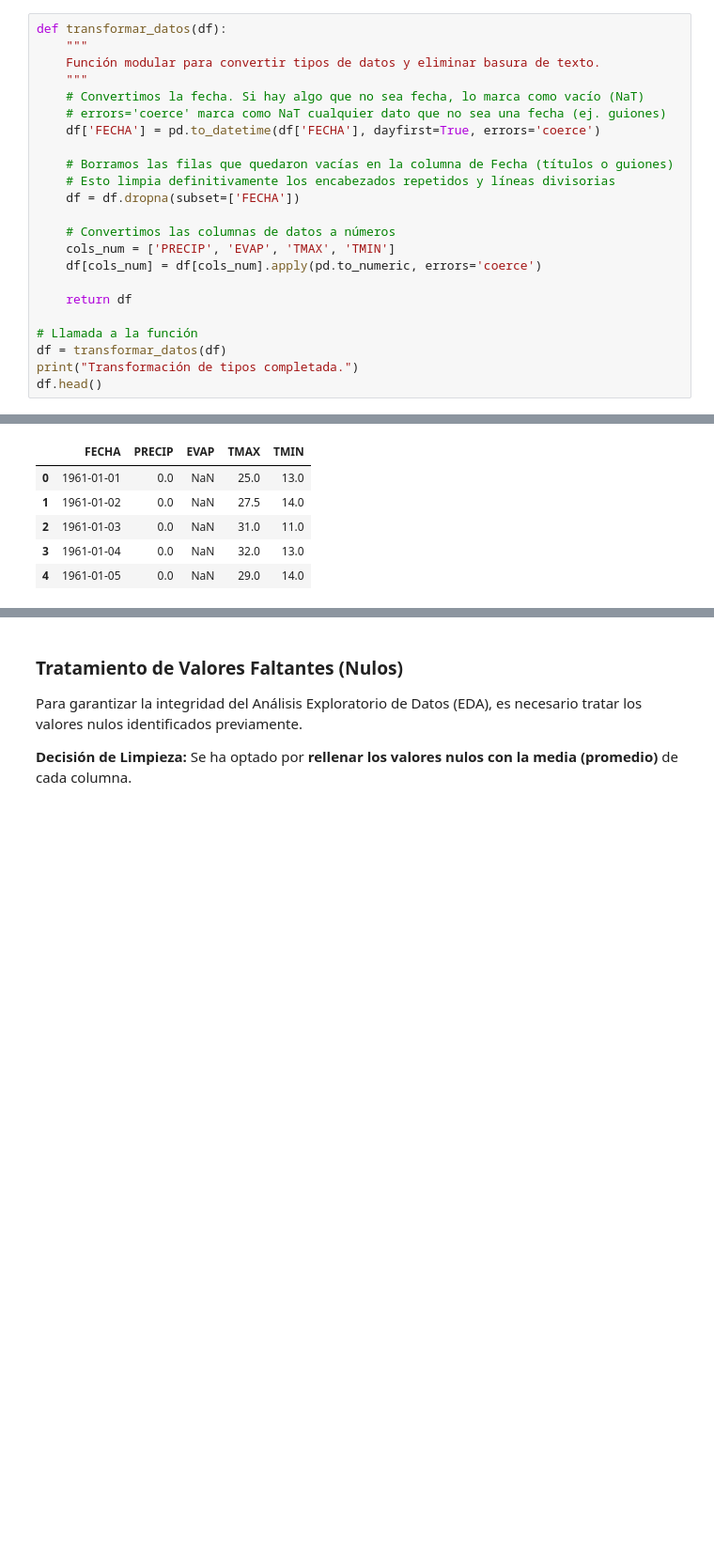
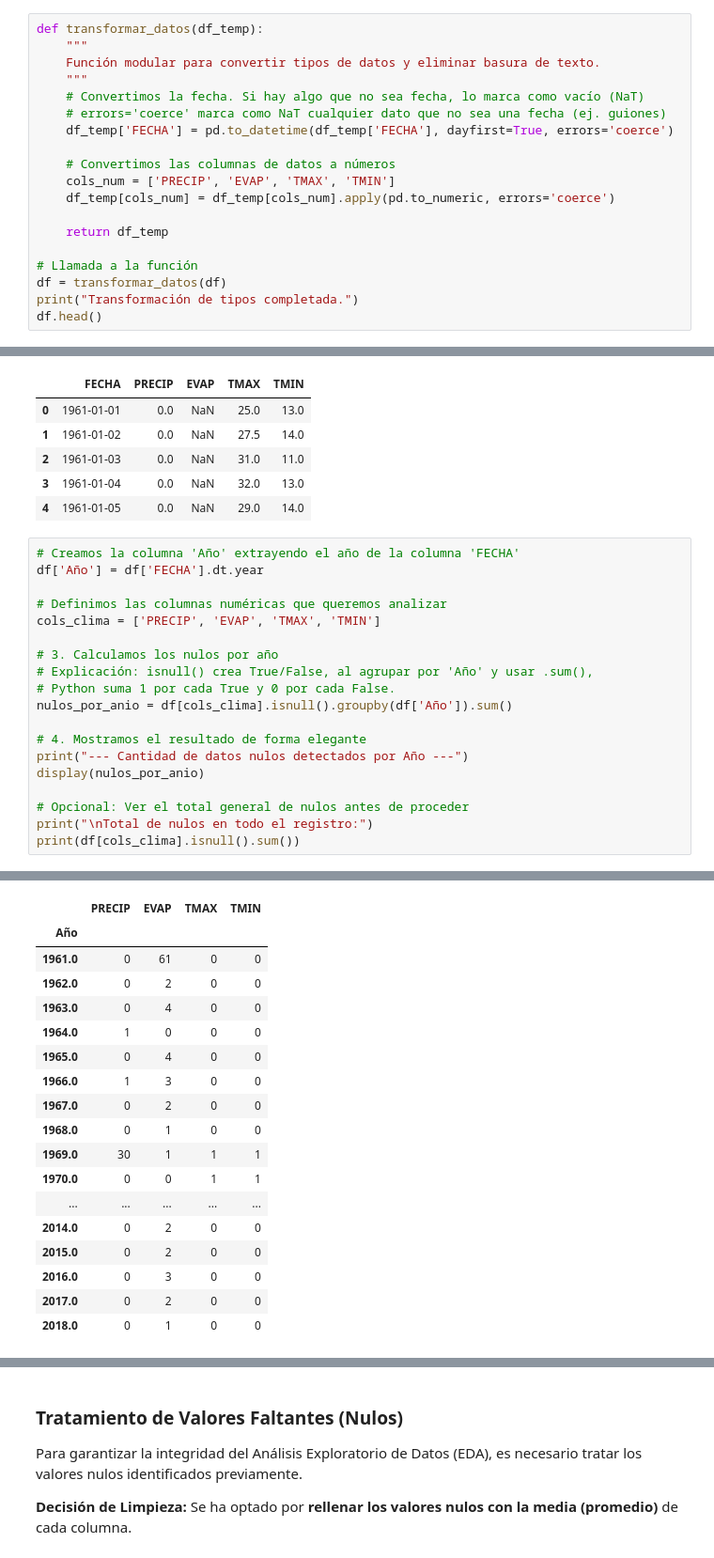
Before and after one commit to LuisArchuleta/CDD, a Jupyter notebook: Modulo_2/ProcesamientoDeArchivoTXT/ExploracionDeDatos.ipynb, the cells around one changed output, grey strips where cells are left out. Shown at 94% size. Cells and saved outputs as stored; diff of their text form; blank space fills up the shorter version.

```diff
--- a/Modulo_2/ProcesamientoDeArchivoTXT/ExploracionDeDatos.ipynb
+++ b/Modulo_2/ProcesamientoDeArchivoTXT/ExploracionDeDatos.ipynb
@@ -162,23 +162,19 @@ En esta etapa, convertimos los datos crudos en un formato apto para el análisis
 * **dropna():** Elimina las filas que no contienen fechas válidas, asegurando que solo trabajemos con registros cronológicos reales.
 * **to_numeric:** Convierte las columnas de medición (Precipitación, Evaporación, etc.) de texto a números decimales para permitir el cálculo de métricas.
 # %%
-def transformar_datos(df):
+def transformar_datos(df_temp):
     """
     Función modular para convertir tipos de datos y eliminar basura de texto.
     """
     # Convertimos la fecha. Si hay algo que no sea fecha, lo marca como vacío (NaT)
     # errors='coerce' marca como NaT cualquier dato que no sea una fecha (ej. guiones)
-    df['FECHA'] = pd.to_datetime(df['FECHA'], dayfirst=True, errors='coerce')
-
-    # Borramos las filas que quedaron vacías en la columna de Fecha (títulos o guiones)
-    # Esto limpia definitivamente los encabezados repetidos y líneas divisorias
-    df = df.dropna(subset=['FECHA'])
+    df_temp['FECHA'] = pd.to_datetime(df_temp['FECHA'], dayfirst=True, errors='coerce')
 
     # Convertimos las columnas de datos a números
     cols_num = ['PRECIP', 'EVAP', 'TMAX', 'TMIN']
-    df[cols_num] = df[cols_num].apply(pd.to_numeric, errors='coerce')
+    df_temp[cols_num] = df_temp[cols_num].apply(pd.to_numeric, errors='coerce')
 
-    return df
+    return df_temp
 
 # Llamada a la función
 df = transformar_datos(df)
@@ -192,3 +188,23 @@ Transformación de tipos completada.
 | 2 | 1961-01-03 | 0.0 | NaN | 31.0 | 11.0 |
 | 3 | 1961-01-04 | 0.0 | NaN | 32.0 | 13.0 |
 | 4 | 1961-01-05 | 0.0 | NaN | 29.0 | 14.0 |
+# %%
+# Creamos la columna 'Año' extrayendo el año de la columna 'FECHA'
+df['Año'] = df['FECHA'].dt.year
+
+# Definimos las columnas numéricas que queremos analizar
+cols_clima = ['PRECIP', 'EVAP', 'TMAX', 'TMIN']
+
+# 3. Calculamos los nulos por año
+# Explicación: isnull() crea True/False, al agrupar por 'Año' y usar .sum(),
+# Python suma 1 por cada True y 0 por cada False.
+nulos_por_anio = df[cols_clima].isnull().groupby(df['Año']).sum()
+
+# 4. Mostramos el resultado de forma elegante
+print("--- Cantidad de datos nulos detectados por Año ---")
+display(nulos_por_anio)
+
+# Opcional: Ver el total general de nulos antes de proceder
+print("\nTotal de nulos en todo el registro:")
+print(df[cols_clima].isnull().sum())
+# %% [output]
@@ -194,0 +212,18 @@ Transformación de tipos completada.
+|  | PRECIP | EVAP | TMAX | TMIN |
+| Año |  |  |  |  |
+| 1961.0 | 0 | 61 | 0 | 0 |
+| 1962.0 | 0 | 2 | 0 | 0 |
+| 1963.0 | 0 | 4 | 0 | 0 |
+| 1964.0 | 1 | 0 | 0 | 0 |
+| 1965.0 | 0 | 4 | 0 | 0 |
+| 1966.0 | 1 | 3 | 0 | 0 |
+| 1967.0 | 0 | 2 | 0 | 0 |
+| 1968.0 | 0 | 1 | 0 | 0 |
+| 1969.0 | 30 | 1 | 1 | 1 |
+| 1970.0 | 0 | 0 | 1 | 1 |
+| ... | ... | ... | ... | ... |
+| 2014.0 | 0 | 2 | 0 | 0 |
+| 2015.0 | 0 | 2 | 0 | 0 |
+| 2016.0 | 0 | 3 | 0 | 0 |
+| 2017.0 | 0 | 2 | 0 | 0 |
+| 2018.0 | 0 | 1 | 0 | 0 |
```
Also changed, not shown: parts of 9 cells of this notebook.
